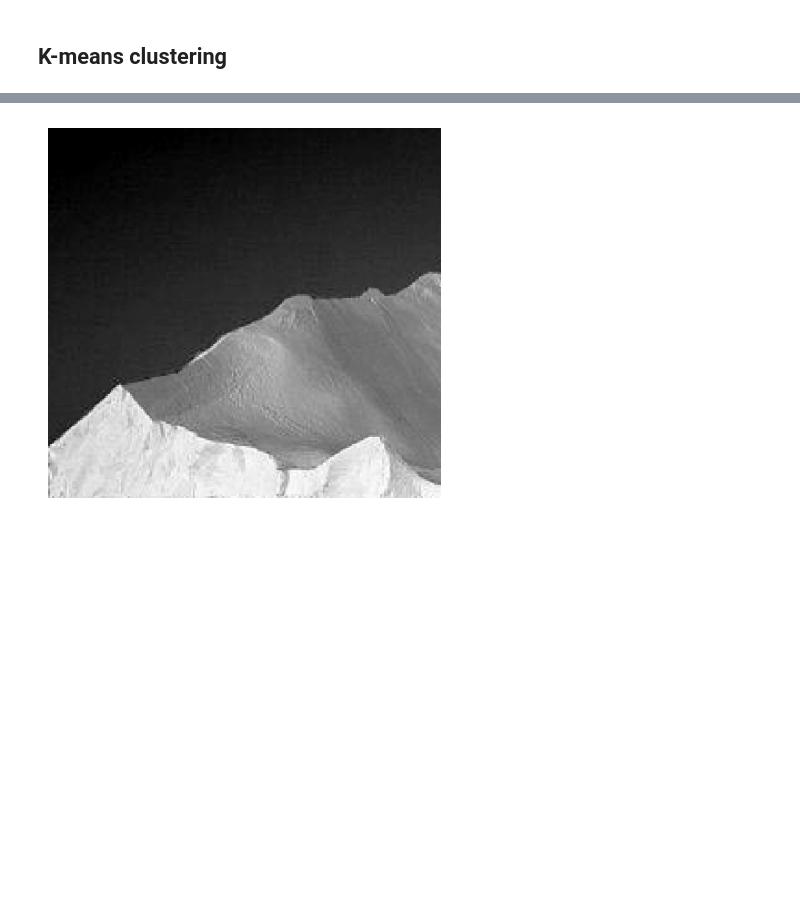
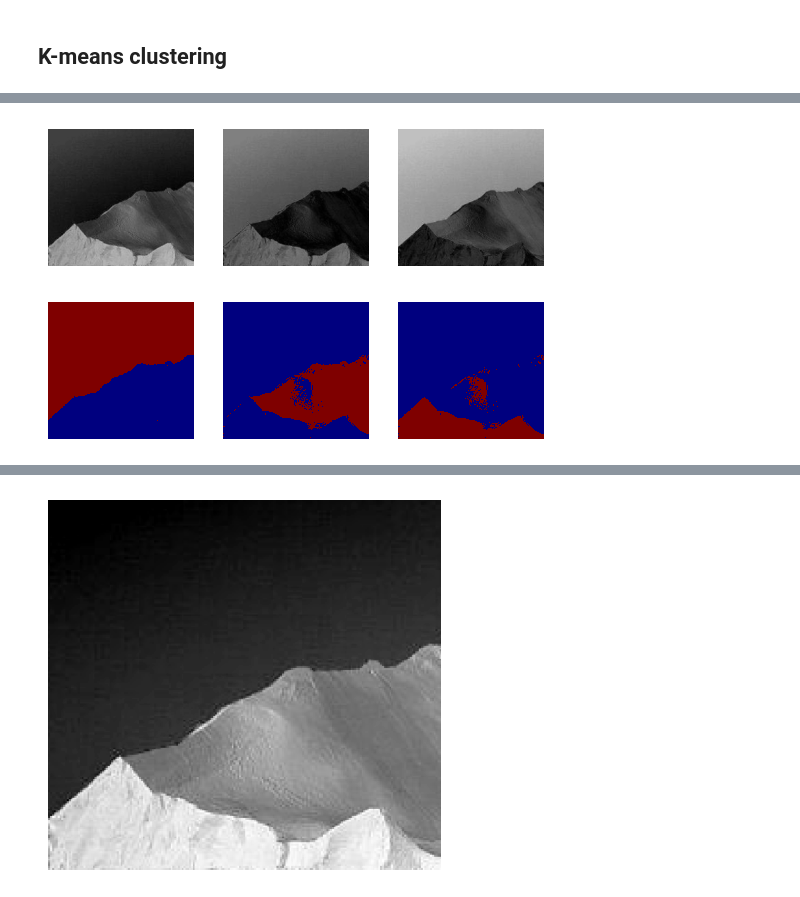
Before and after one commit to hufsaim/T10306201, a Jupyter notebook: notebook_2024/Lab07.ipynb, the cells around one changed output, grey strips where cells are left out. Cells and saved outputs as stored; diff of their text form; code cells hidden in the pictures; blank space fills up the shorter version.

```diff
--- a/notebook_2024/Lab07.ipynb
+++ b/notebook_2024/Lab07.ipynb
@@ -105,3 +105,10 @@ plt.show()
 [figure]
 # %% [markdown]
 ## K-means clustering
+# %%
+I = Image.open(imgpath+'/iceberg.tif')
+#f = np.array(I)
+f = np.array(I).astype(np.int16)
+plt.imshow(f,cmap='gray')
+plt.axis('off')
+plt.show()
@@ -107,0 +117,34 @@ plt.show()
+# %%
+m_vals = [64, 128, 192]
+c = np.zeros((f.shape[0],f.shape[1],len(m_vals)))
+
+for i in range(len(m_vals)):
+  c[:,:,i] = np.abs(f-m_vals[i])
+
+# distance maps
+plt.subplot(131)
+plt.imshow(c[:,:,0],vmin=0,vmax=255,cmap='gray')
+plt.axis('off')
+plt.subplot(132)
+plt.imshow(c[:,:,1],vmin=0,vmax=255,cmap='gray')
+plt.axis('off')
+plt.subplot(133)
+plt.imshow(c[:,:,2],vmin=0,vmax=255,cmap='gray')
+plt.axis('off')
+plt.show()
+
+# k-means clustering (1st iteration)
+cmap = np.argmin(c,axis=-1)
+plt.subplot(131)
+plt.imshow(cmap==0,interpolation='nearest',cmap='jet')
+plt.axis('off')
+plt.subplot(132)
+plt.imshow(cmap==1,interpolation='nearest',cmap='jet')
+plt.axis('off')
+plt.subplot(133)
+plt.imshow(cmap==2,interpolation='nearest',cmap='jet')
+plt.axis('off')
+plt.show()
+# %% [output]
+[figure, added]
+[figure, added]
```
Also changed, not shown: parts of 10 cells of this notebook.
